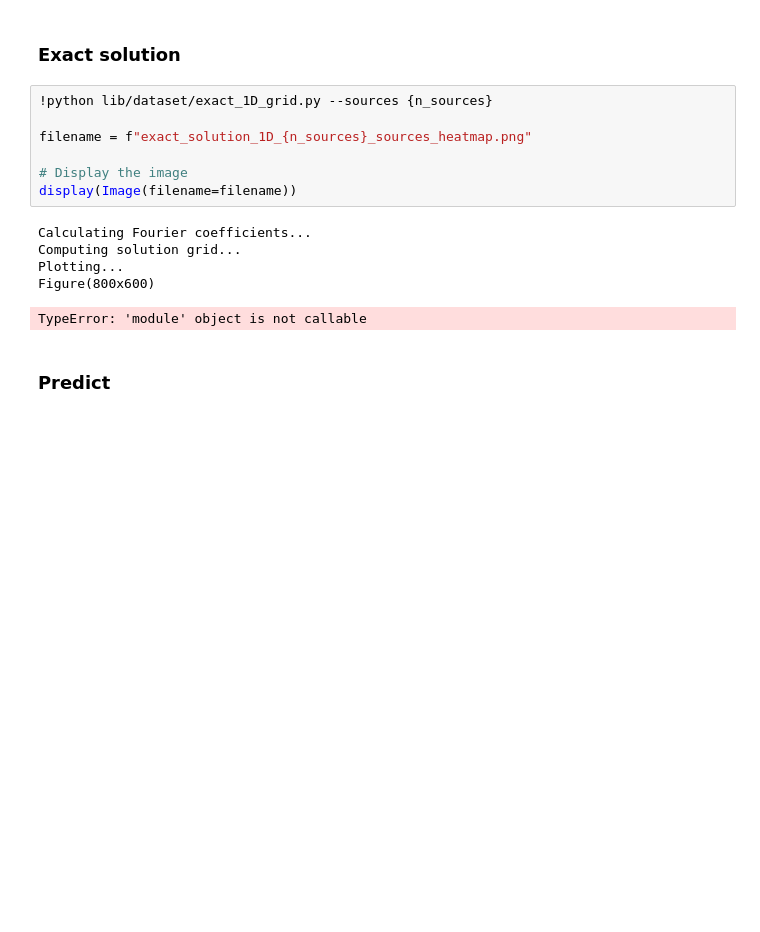
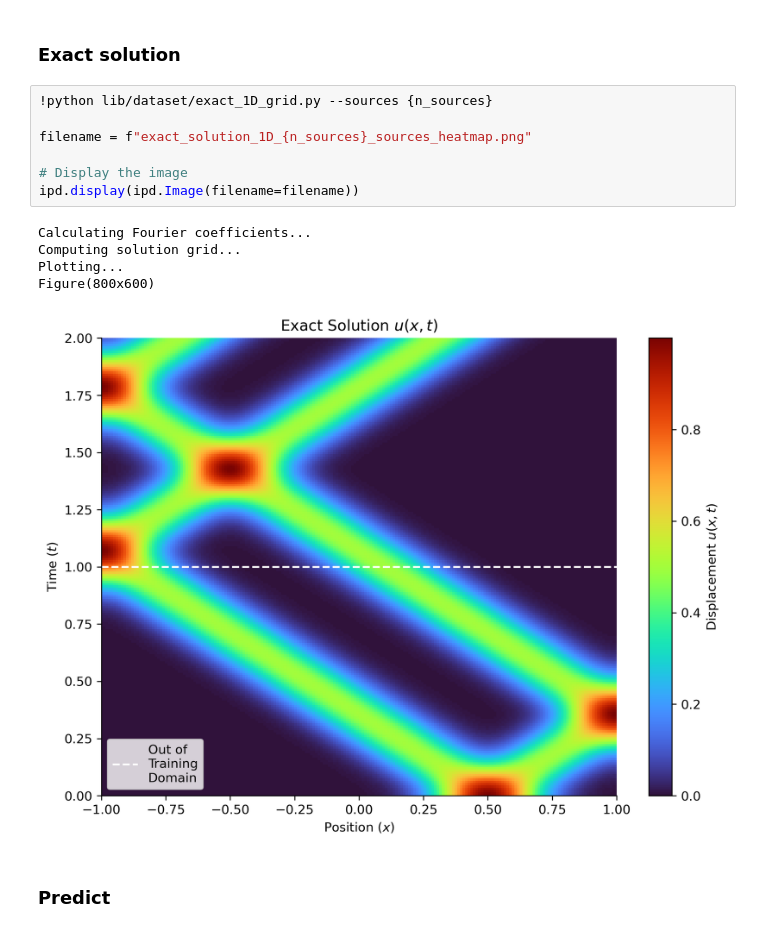
Before and after one commit to StefanKarry/02456_PINN_Project, a Jupyter notebook: PINN/Wave_equation_PINN.ipynb, the cells around one changed output. Cells and saved outputs as stored; diff of their text form; blank space fills up the shorter version.

```diff
--- a/PINN/Wave_equation_PINN.ipynb
+++ b/PINN/Wave_equation_PINN.ipynb
@@ -50,16 +50,16 @@ loss_history = np.load(os.path.join(model_dir, f'{model.__class__.__name__}_1D_l
 # %%
 !python lib/dataset/exact_1D_grid.py --sources {n_sources}
 
 filename = f"exact_solution_1D_{n_sources}_sources_heatmap.png"
 
 # Display the image
-display(Image(filename=filename))
+ipd.display(ipd.Image(filename=filename))
 # %% [output]
 Calculating Fourier coefficients...
 Computing solution grid...
 Plotting...
 Figure(800x600)
-TypeError: 'module' object is not callable
+[figure, added]
 # %% [markdown]
 ### Predict
 # %%
```
Also changed, not shown: parts of 6 cells of this notebook, 14 other files.
